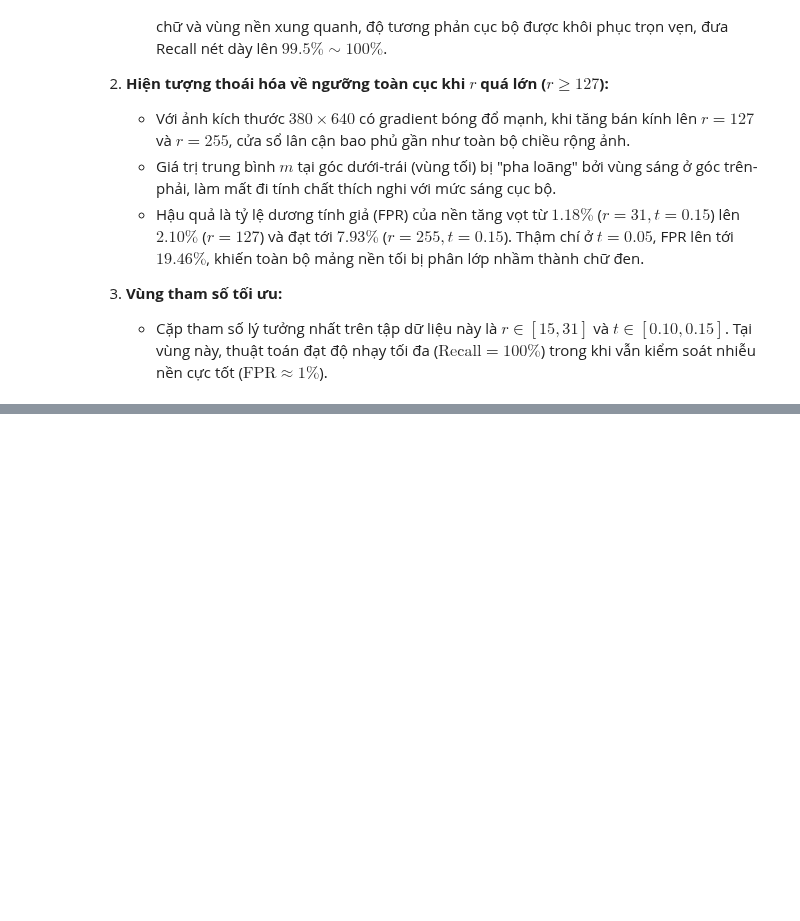
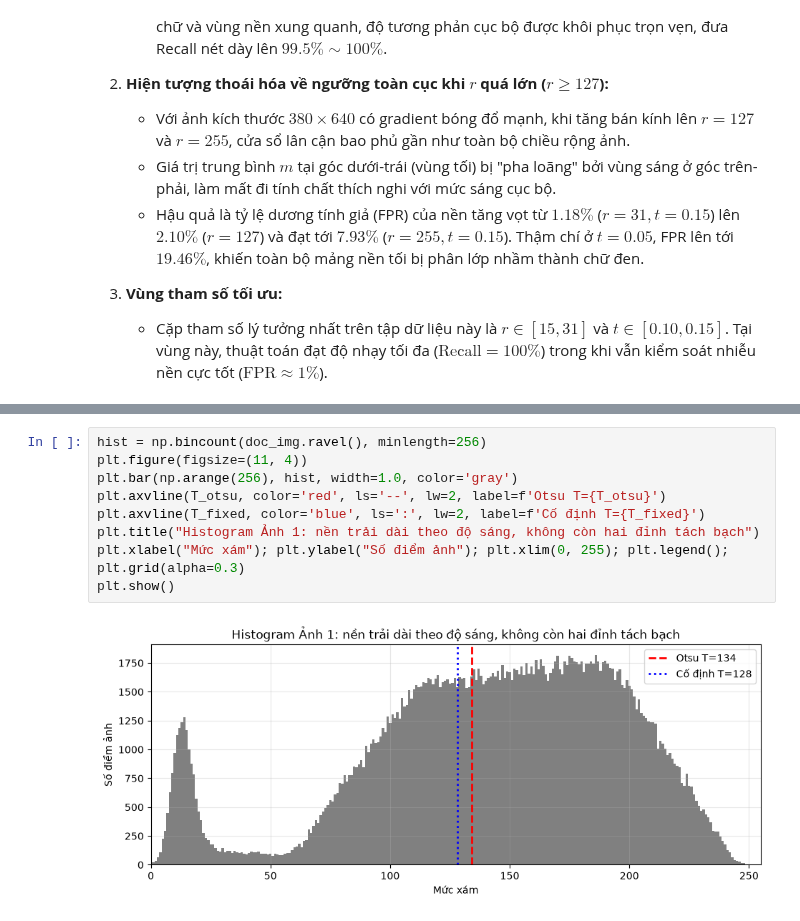
Before and after one commit to HoRa-W/ComputerVision-GroupF, a Jupyter notebook: KyThuat2.ipynb, the cells around one changed output, grey strips where cells are left out. Drawn from its saved outputs; the diff is of its cells as text; blank space fills up the shorter version.

```diff
--- a/KyThuat2.ipynb
+++ b/KyThuat2.ipynb
@@ -268,0 +320,11 @@ Từ bảng số liệu định lượng và lưới ảnh thực nghiệm $7 \t
+# %%
+hist = np.bincount(doc_img.ravel(), minlength=256)
+plt.figure(figsize=(11, 4))
+plt.bar(np.arange(256), hist, width=1.0, color='gray')
+plt.axvline(T_otsu, color='red', ls='--', lw=2, label=f'Otsu T={T_otsu}')
+plt.axvline(T_fixed, color='blue', ls=':', lw=2, label=f'Cố định T={T_fixed}')
+plt.title("Histogram Ảnh 1: nền trải dài theo độ sáng, không còn hai đỉnh tách bạch")
+plt.xlabel("Mức xám"); plt.ylabel("Số điểm ảnh"); plt.xlim(0, 255); plt.legend(); plt.grid(alpha=0.3)
+plt.show()
+# %% [output]
+[figure, added]
```
Also changed, not shown: parts of 7 cells of this notebook.
